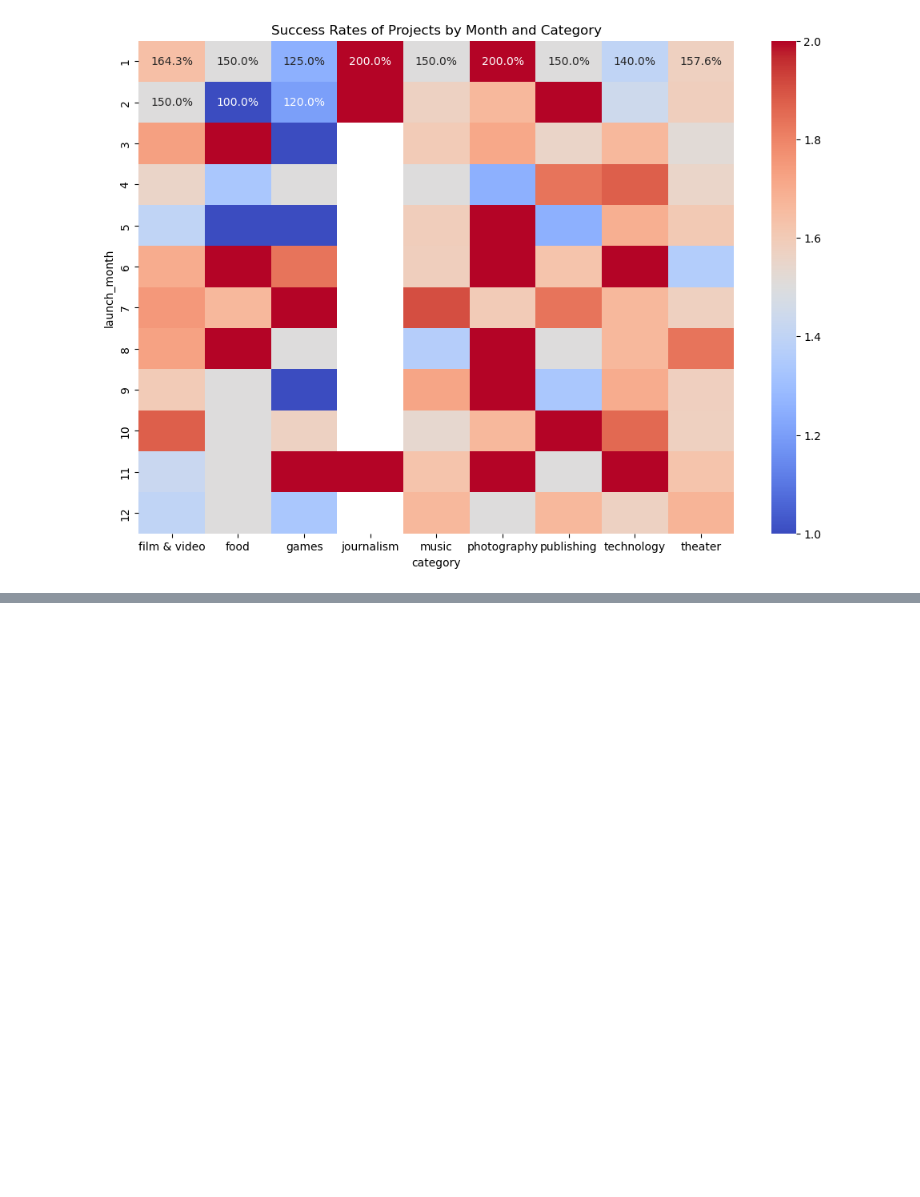
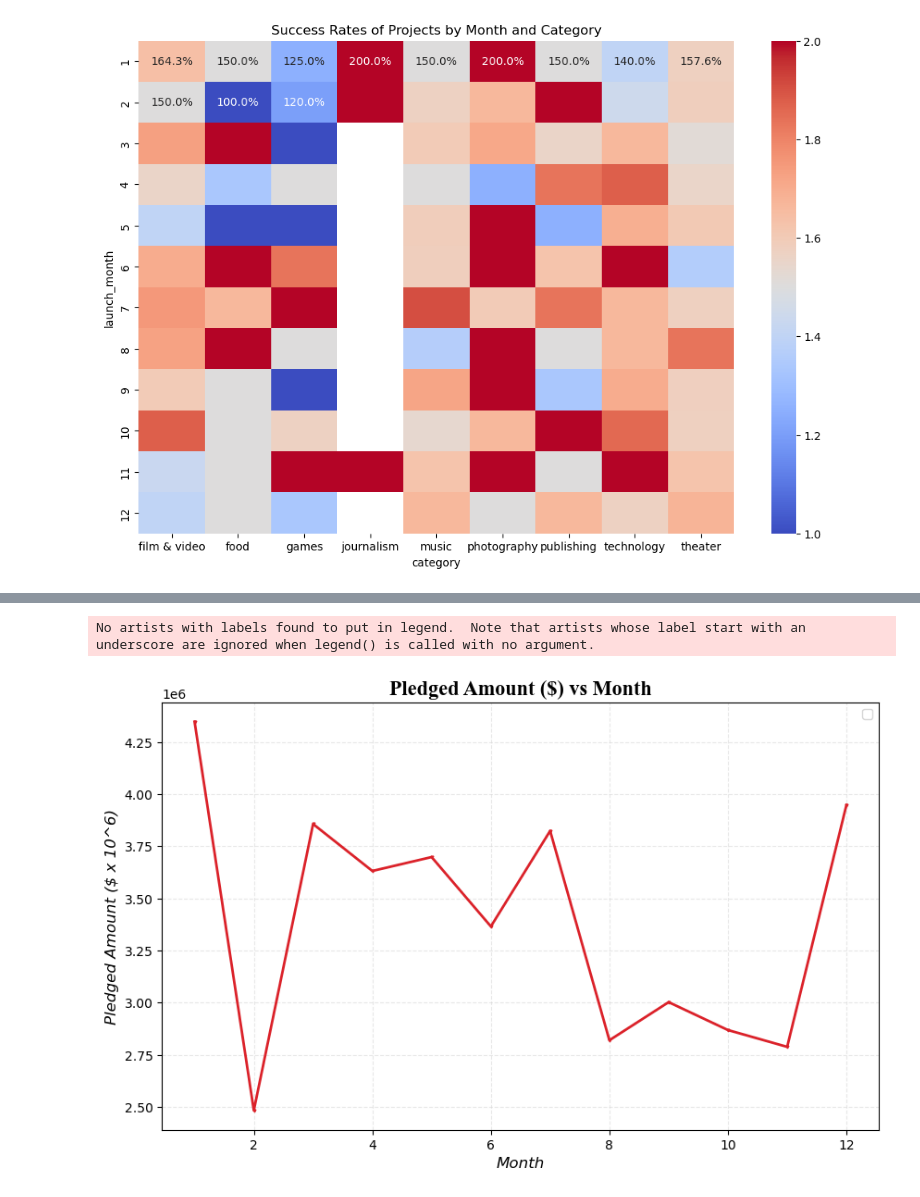
Before and after one commit to musicmaj/Crowdfunding_ETL, a Jupyter notebook: Crowdfunding_ETL/01-Ins_ETL_Mini_Project/Starter_Files/project2_krivers_apatil_analysis.ipynb, the cells around one changed output, grey strips where cells are left out. Cells and saved outputs as stored; diff of their text form; code cells hidden in the pictures; blank space fills up the shorter version.

Commit message:
Final Project 2

```diff
--- a/Crowdfunding_ETL/01-Ins_ETL_Mini_Project/Starter_Files/project2_krivers_apatil_analysis.ipynb
+++ b/Crowdfunding_ETL/01-Ins_ETL_Mini_Project/Starter_Files/project2_krivers_apatil_analysis.ipynb
@@ -370,0 +396,36 @@ KeyError: 'goal'
+# %%
+import matplotlib.pyplot as plt
+# Step 1: Get the data
+# x_axis - time, y-axis = danger_drop_speeds & railgun_speeds)
+
+# Step 2: Initialize the canvas
+plt.figure(figsize=(10, 6))
+
+# # Step 3: Vanilla graph (aka a BLAND graph) or a skeleton graph
+plt.plot(pledge_amount["launch_month"],pledge_amount["pledged"], color ="#DB222A",  linewidth=2, marker="v", markersize=2 )
+# plt.plot(time,railgun_speeds, color ="#AB9B96", label="Rail Gun Speed", linewidth=3, marker=".", markersize=15 )
+
+
+# # Step 4: Customize the graph
+# # LABEL X/Y Axis (UNITS when appropriate)
+# # TITLE
+# # Color - NO DEFAULT COLORS
+# # Optional: Line Thickness, markers, legend, gridlines
+plt.xlabel("Month", fontsize=12, fontstyle="italic")
+plt.ylabel("Pledged Amount ($ x 10^6)", fontsize=12, fontstyle="italic")
+plt.title("Pledged Amount ($) vs Month", fontsize=16, fontweight="bold", fontfamily="Times New Roman")
+
+# # set limits (optional...)
+# plt.xlim(-10, 130)
+# plt.ylim(0, 100)
+
+# # legend and grid
+plt.legend()
+plt.grid(color="lightgrey", linestyle="--", alpha=0.5)
+
+# # # Step 5: Show/Save the Graph
+plt.savefig("project2_graph.png")
+plt.show()
+# %% [output]
+No artists with labels found to put in legend.  Note that artists whose label start with an underscore are ignored when legend() is called with no argument.
+[figure, added]
```
Also changed, not shown: parts of 9 cells of this notebook, 3 other files.
